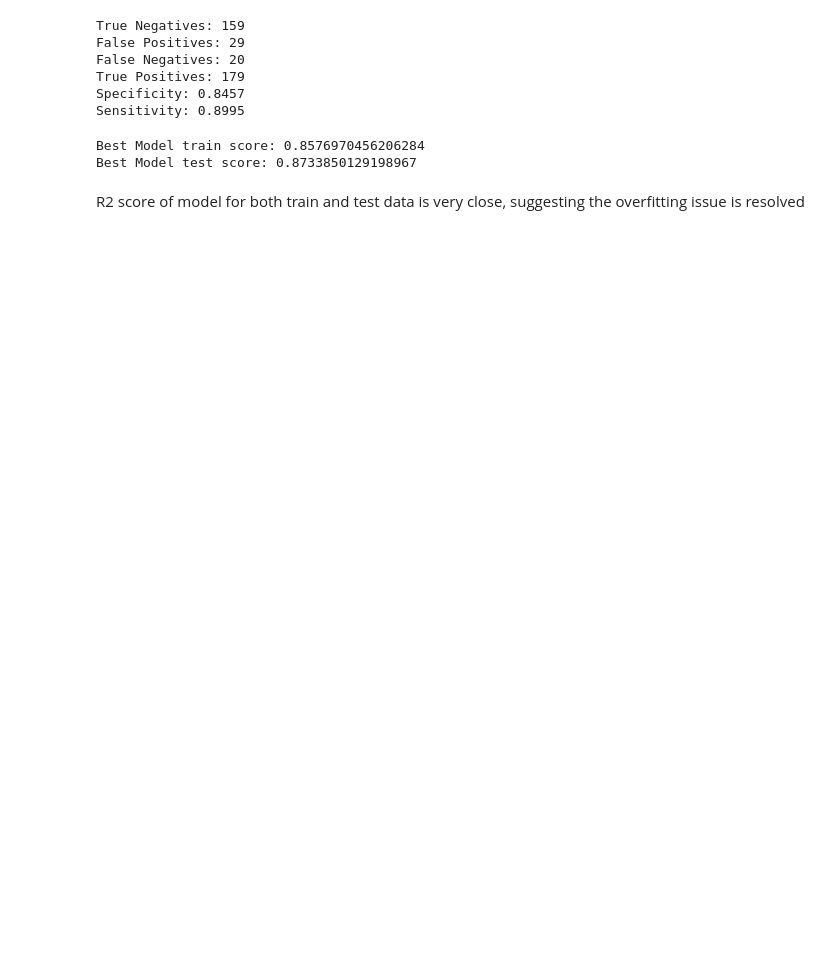
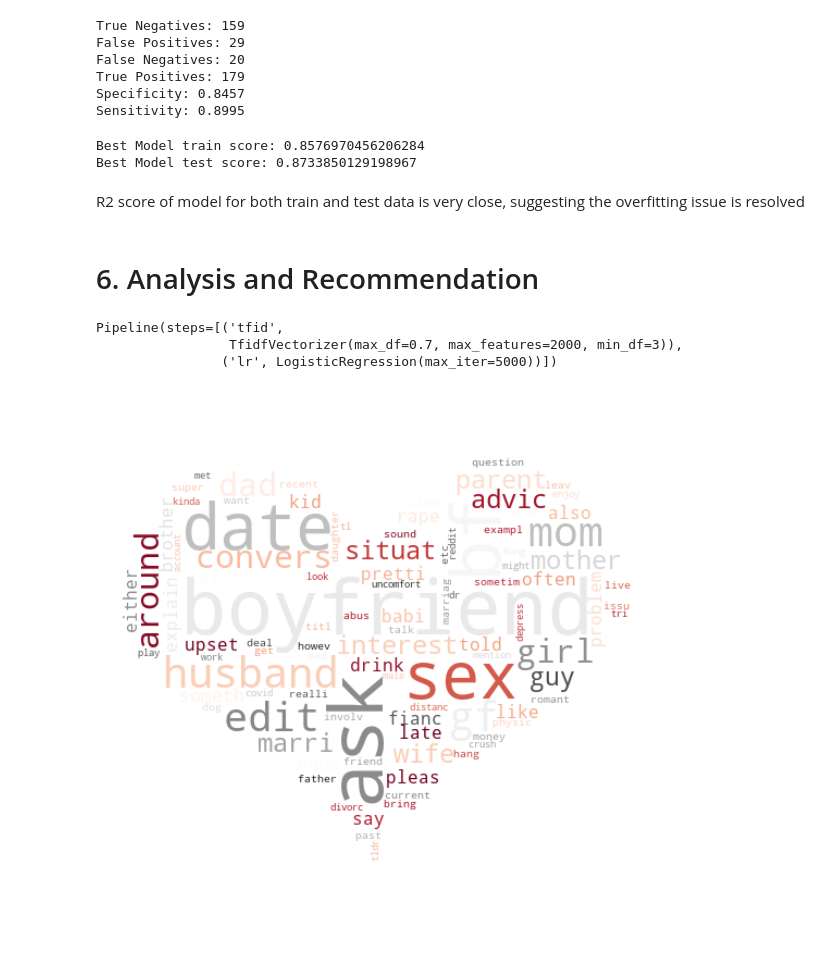
Before and after one commit to SimYiSY/Reddit_Post_Classification, a Jupyter notebook: code/2. Reddit Model.ipynb, the cells around one changed output. Drawn from its saved outputs; the diff is of its cells as text; code cells hidden in the pictures; blank space fills up the shorter version.

```diff
--- a/code/2. Reddit Model.ipynb
+++ b/code/2. Reddit Model.ipynb
@@ -417,14 +432,17 @@ cvec_lr = Pipeline([
 ])
 
 pipe_params = {
-    'cvec__max_features': [2000,3000,4000,5000],
+    'cvec__max_features': [3000, 4000, 5000],
     'cvec__min_df': [2, 3],
-    'cvec__max_df': [.8, .85, .9],
+    'cvec__max_df': [.7 ,.8, .9],
     'cvec__ngram_range': [(1,1), (1,2)]
 }
 
 gs_cvec_lr = GridSearchCV(cvec_lr, # what object are we optimizing?
                   param_grid=pipe_params, # what parameters values are we searching?
                   cv=5) # 5-fold cross-validation.
-
-gs_cvec_lr.fit(clean_train_text, y_train);
+t0 = time()
+gs_cvec_lr.fit(clean_train_text, y_train)
+cvec_test_time = time() - t0
+print(f'Best CVEC Parameters: {gs_cvec_lr.best_estimator_[0]}')
+print('Fit time:  %0.3fs' % cvec_test_time);
@@ -438,14 +459,17 @@ tfid_lr = Pipeline([
 ])
 
 pipe_params = {
-    'tfid__max_features': [2000,3000,4000,5000],
+    'tfid__max_features': [1000, 2000, 3000],
     'tfid__min_df': [2, 3],
-    'tfid__max_df': [.8, .85,.9],
+    'tfid__max_df': [.7, .8,.9],
     'tfid__ngram_range': [(1,1), (1,2)]
 }
 
 gs_tfid_lr = GridSearchCV(tfid_lr, # what object are we optimizing?
                   param_grid=pipe_params, # what parameters values are we searching?
                   cv=5) # 5-fold cross-validation.
-
-gs_tfid_lr.fit(clean_train_text, y_train);
+t0 = time()
+gs_tfid_lr.fit(clean_train_text, y_train)
+tfid_test_time = time() - t0
+print(f'Best TFID Parameters: {gs_tfid_lr.best_estimator_[0]}')
+print('Fit time:  %0.3fs' % tfid_test_time);
@@ -579,3 +785,33 @@ Best Model train score: 0.8576970456206284
 Best Model test score: 0.8733850129198967
 # %% [markdown]
 R2 score of model for both train and test data is very close, suggesting the overfitting issue is resolved
+# %% [markdown]
+# 6. Analysis and Recommendation
+# %%
+gs_tfid_lr.best_estimator_
+# %% [output]
+Pipeline(steps=[('tfid',
+                 TfidfVectorizer(max_df=0.7, max_features=2000, min_df=3)),
+                ('lr', LogisticRegression(max_iter=5000))])
+# %%
+thread_1_bag = pd.DataFrame(data = [gs_tfid_lr.best_estimator_.named_steps['tfid'].get_feature_names(),
+                     gs_tfid_lr.best_estimator_.named_steps['lr'].coef_[0]]).T.rename(columns = {0 : 'Features', 1: 'Coef'}).sort_values(by = 'Coef', ascending = False).reset_index(drop = True)
+# %%
+d = {}
+for a, x in thread_1_bag.values:
+    d[a] = x
+
+mask = np.array(Image.open('../images/heart.jpg'))
+
+wordcloud = WordCloud(max_font_size=70,
+                      max_words=100,
+                      background_color="white",
+                      colormap='RdGy',
+                      mask = mask)
+wordcloud.generate_from_frequencies(frequencies=d)
+plt.figure(figsize = (10,10))
+plt.imshow(wordcloud, interpolation="bilinear")
+plt.axis("off")
+plt.show()
+# %% [output]
+[figure, added]
```
Also changed, not shown: parts of 31 cells of this notebook, 2 other files.
